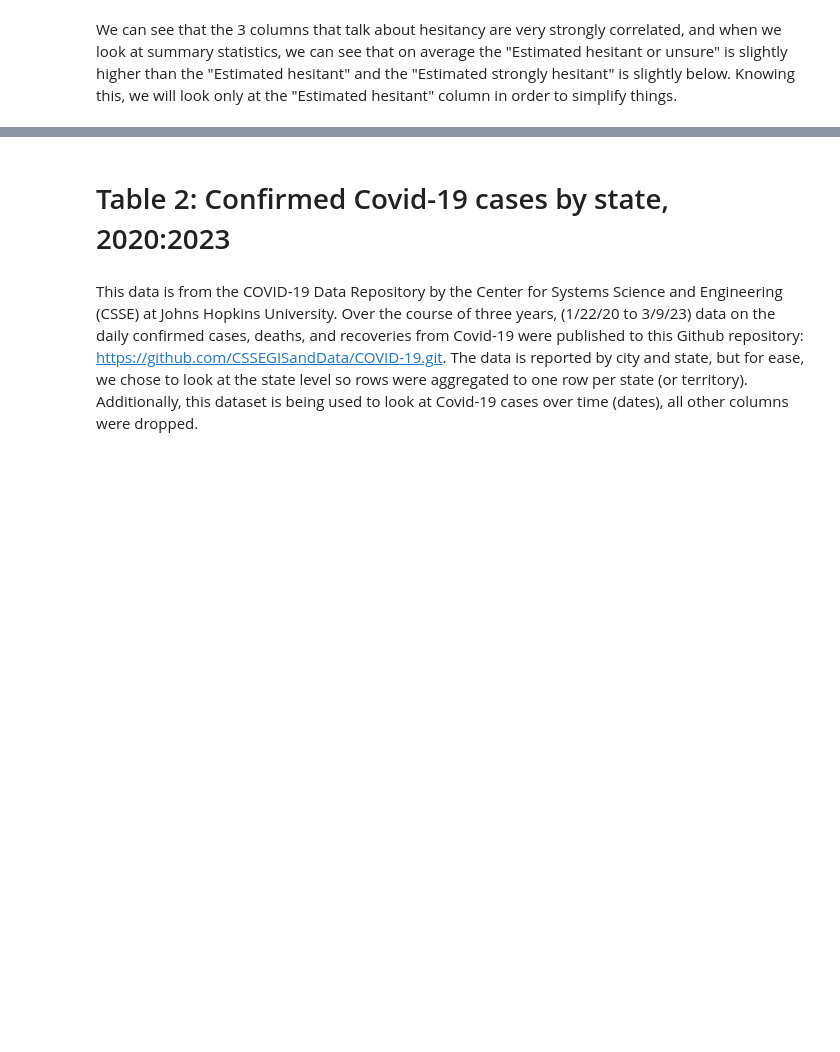
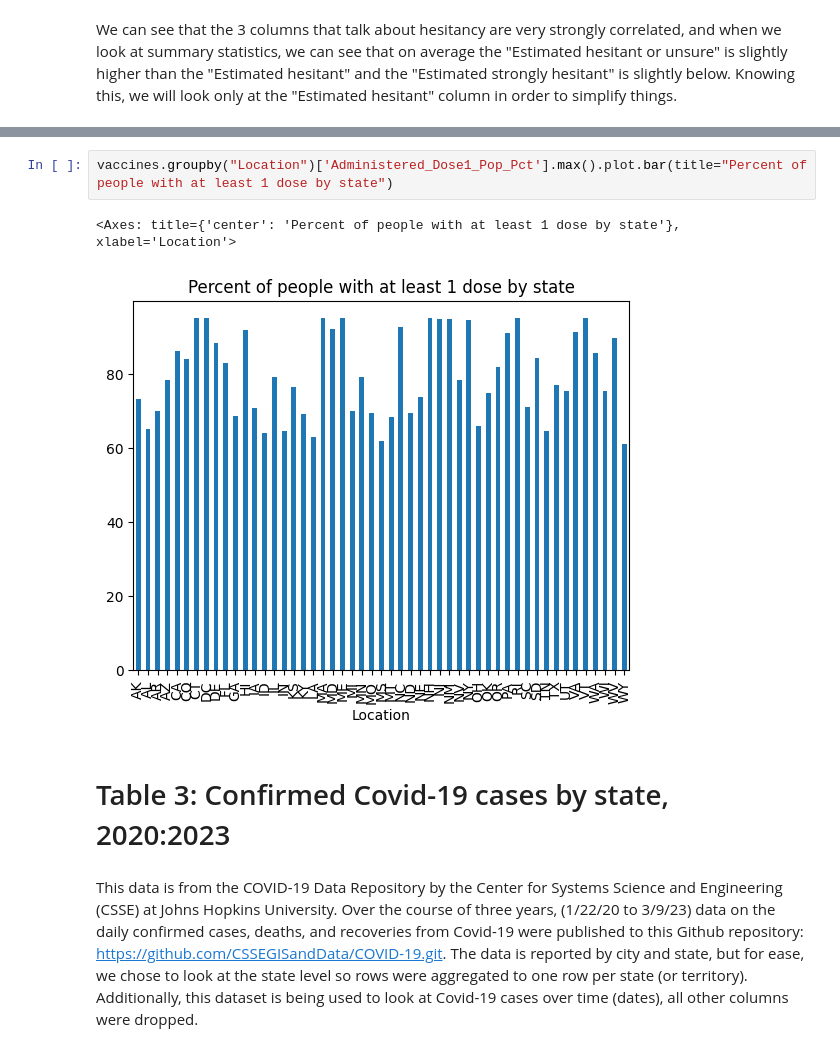
Before and after one commit to criviere1/criviere1.github.io, a Jupyter notebook: Milestone1.ipynb, the cells around one changed output, grey strips where cells are left out. Cells and saved outputs as stored; diff of their text form; blank space fills up the shorter version.

```diff
--- a/Milestone1.ipynb
+++ b/Milestone1.ipynb
@@ -98,5 +193,10 @@ hesitancy_df.plot.scatter(x=['Percent non-Hispanic White'], y='Social Vulnerabil
+# %%
+vaccines.groupby("Location")['Administered_Dose1_Pop_Pct'].max().plot.bar(title="Percent of people with at least 1 dose by state")
+# %% [output]
+<Axes: title={'center': 'Percent of people with at least 1 dose by state'}, xlabel='Location'>
+[figure, added]
 # %% [markdown]
-# Table 2: Confirmed Covid-19 cases by state, 2020:2023
+# Table 3: Confirmed Covid-19 cases by state, 2020:2023
 # %% [markdown]
 This data is from the COVID-19 Data Repository by the Center for Systems Science and Engineering (CSSE) at Johns Hopkins University. Over the course of three years, (1/22/20 to 3/9/23) data on the daily confirmed cases, deaths, and recoveries from Covid-19 were published to this Github repository: https://github.com/CSSEGISandData/COVID-19.git. The data is reported by city and state, but for ease, we chose to look at the state level so rows were aggregated to one row per state (or territory). Additionally, this dataset is being used to look at Covid-19 cases over time (dates), all other columns were dropped.
 # %%
```
Also changed, not shown: parts of 51 cells of this notebook, 8 other files.
